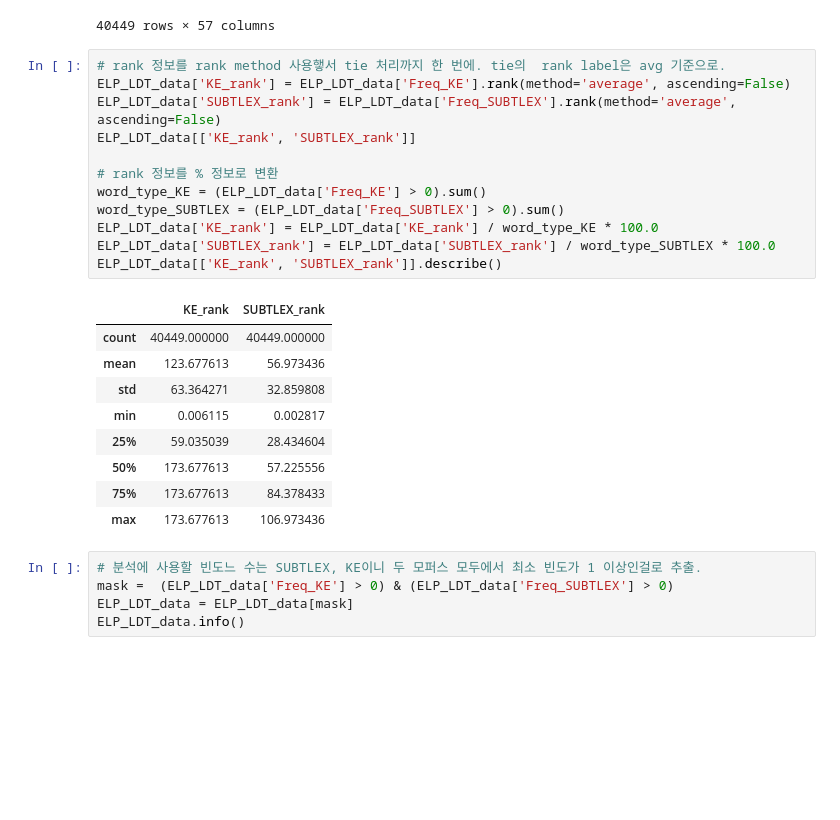
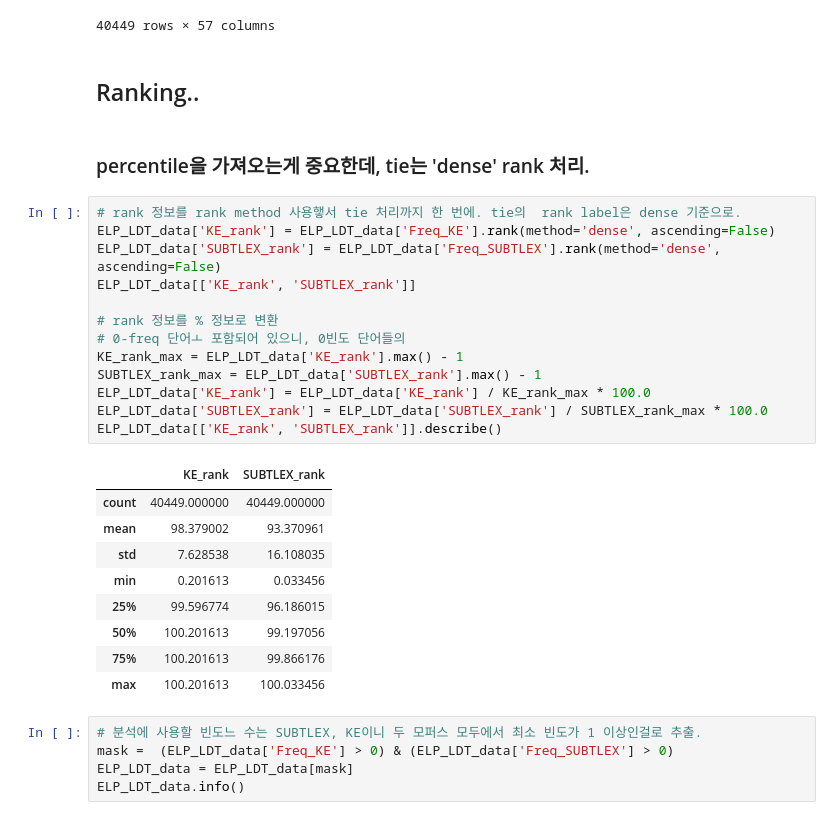
Before and after one commit to irregular6612/english-corpus-comparison, a Jupyter notebook: src/notebooks/behavior-exp-stimuli-selection.ipynb, the cells around one changed output. Saved outputs shown, nothing was run; the diff lists cells and outputs as text; blank space fills up the shorter version.

```diff
--- a/src/notebooks/behavior-exp-stimuli-selection.ipynb
+++ b/src/notebooks/behavior-exp-stimuli-selection.ipynb
@@ -95,28 +97,33 @@ ELP_LDT_data
 | 40447 | zucchini | 0 | NaN | NaN | NaN | NaN | ... |
 | 40448 | zurich | 0 | NaN | NaN | NaN | NaN | ... |
 40449 rows × 57 columns
+# %% [markdown]
+## Ranking..
+# %% [markdown]
+### percentile을 가져오는게 중요한데, tie는 'dense' rank 처리.
 # %%
-# rank 정보를 rank method 사용햏서 tie 처리까지 한 번에. tie의  rank label은 avg 기준으로.
-ELP_LDT_data['KE_rank'] = ELP_LDT_data['Freq_KE'].rank(method='average', ascending=False)
-ELP_LDT_data['SUBTLEX_rank'] = ELP_LDT_data['Freq_SUBTLEX'].rank(method='average', ascending=False)
+# rank 정보를 rank method 사용햏서 tie 처리까지 한 번에. tie의  rank label은 dense 기준으로.
+ELP_LDT_data['KE_rank'] = ELP_LDT_data['Freq_KE'].rank(method='dense', ascending=False)
+ELP_LDT_data['SUBTLEX_rank'] = ELP_LDT_data['Freq_SUBTLEX'].rank(method='dense', ascending=False)
 ELP_LDT_data[['KE_rank', 'SUBTLEX_rank']]
 
 # rank 정보를 % 정보로 변환
-word_type_KE = (ELP_LDT_data['Freq_KE'] > 0).sum()
-word_type_SUBTLEX = (ELP_LDT_data['Freq_SUBTLEX'] > 0).sum()
-ELP_LDT_data['KE_rank'] = ELP_LDT_data['KE_rank'] / word_type_KE * 100.0
-ELP_LDT_data['SUBTLEX_rank'] = ELP_LDT_data['SUBTLEX_rank'] / word_type_SUBTLEX * 100.0
+# 0-freq 단어ㅗ 포함되어 있으니, 0빈도 단어들의
+KE_rank_max = ELP_LDT_data['KE_rank'].max() - 1
+SUBTLEX_rank_max = ELP_LDT_data['SUBTLEX_rank'].max() - 1
+ELP_LDT_data['KE_rank'] = ELP_LDT_data['KE_rank'] / KE_rank_max * 100.0
+ELP_LDT_data['SUBTLEX_rank'] = ELP_LDT_data['SUBTLEX_rank'] / SUBTLEX_rank_max * 100.0
 ELP_LDT_data[['KE_rank', 'SUBTLEX_rank']].describe()
 # %% [output]
 |  | KE_rank | SUBTLEX_rank |
 | count | 40449.000000 | 40449.000000 |
-| mean | 123.677613 | 56.973436 |
-| std | 63.364271 | 32.859808 |
-| min | 0.006115 | 0.002817 |
-| 25% | 59.035039 | 28.434604 |
-| 50% | 173.677613 | 57.225556 |
-| 75% | 173.677613 | 84.378433 |
-| max | 173.677613 | 106.973436 |
+| mean | 98.379002 | 93.370961 |
+| std | 7.628538 | 16.108035 |
+| min | 0.201613 | 0.033456 |
+| 25% | 99.596774 | 96.186015 |
+| 50% | 100.201613 | 99.197056 |
+| 75% | 100.201613 | 99.866176 |
+| max | 100.201613 | 100.033456 |
 # %%
 # 분석에 사용할 빈도느 수는 SUBTLEX, KE이니 두 모퍼스 모두에서 최소 빈도가 1 이상인걸로 추출.
 mask =  (ELP_LDT_data['Freq_KE'] > 0) & (ELP_LDT_data['Freq_SUBTLEX'] > 0)
```
Also changed, not shown: parts of 29 cells of this notebook.
